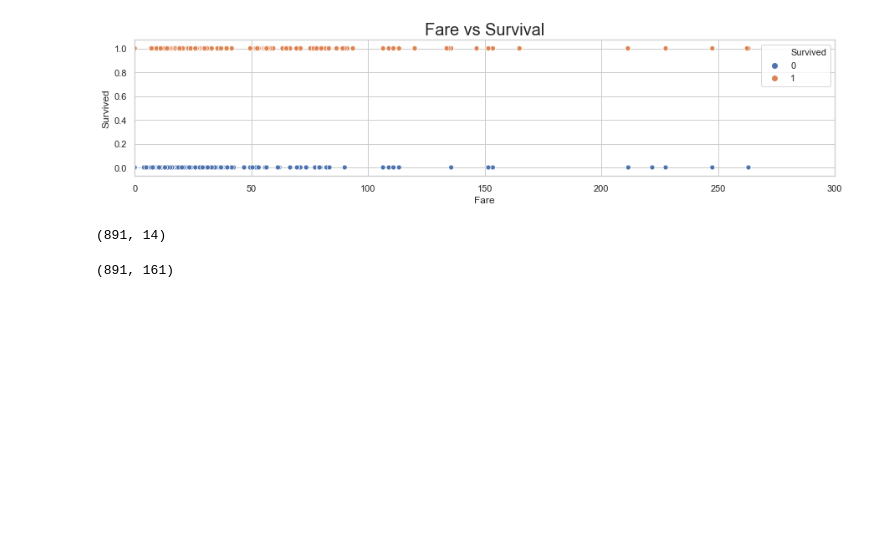
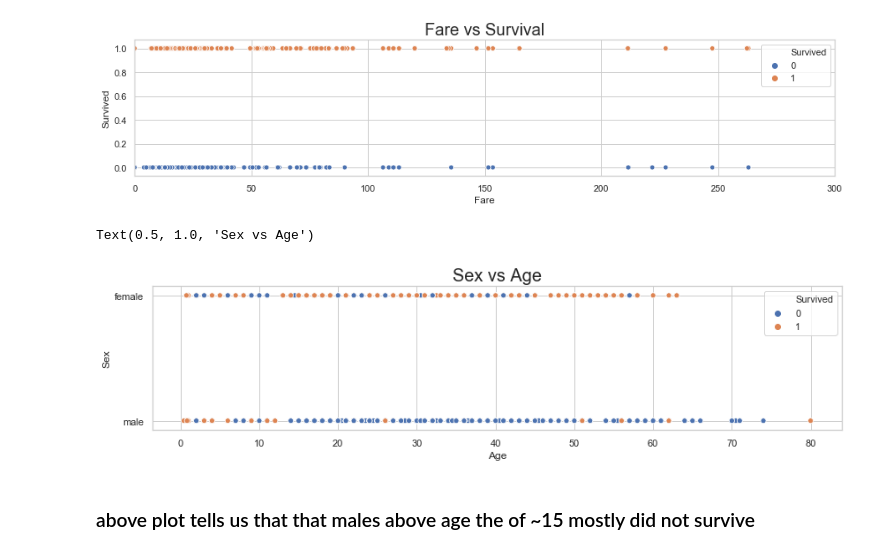
Before and after one commit to prerit2010/titanicSurvivalPrediction, a Jupyter notebook: model.ipynb, the cells around one changed output. Drawn from its saved outputs; the diff is of its cells as text; code cells hidden in the pictures; blank space fills up the shorter version.

```diff
--- a/model.ipynb
+++ b/model.ipynb
@@ -131,4 +145,13 @@ plt.xlim(0,300)
 # %% [output]
 (0, 300)
 [figure]
+# %%
+fig, ax = plt.subplots(figsize=(14,3))
+sns.set(style="whitegrid")
+sns.scatterplot(x="Age", y="Sex", hue="Survived", data=data_train).set_title("Sex vs Age", fontsize=20)
+# %% [output]
+Text(0.5, 1.0, 'Sex vs Age')
+[figure, added]
+# %% [markdown]
+### above plot tells us that that males above age the of ~15 mostly did not survive
 # %%
@@ -145,12 +169,0 @@ data_train['Pclass'].fillna(0, inplace=True)
-# %%
-dummies = pd.get_dummies(data['Sex'])
-data_train = pd.concat([data_train, dummies], axis=1)
-data_train.shape
-# %% [output]
-(891, 14)
-# %%
-dummies = pd.get_dummies(data['Cabin'])
-data_train = pd.concat([data_train, dummies], axis=1)
-data_train.shape
-# %% [output]
-(891, 161)
```
Also changed, not shown: parts of 31 cells of this notebook.
